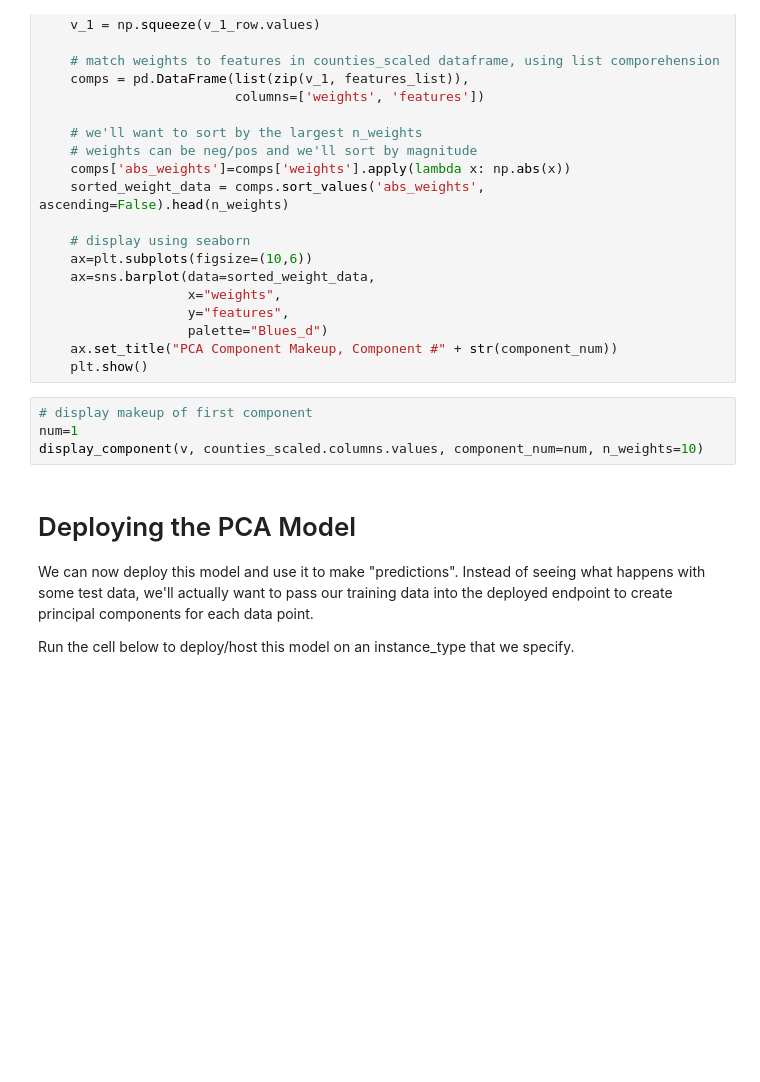
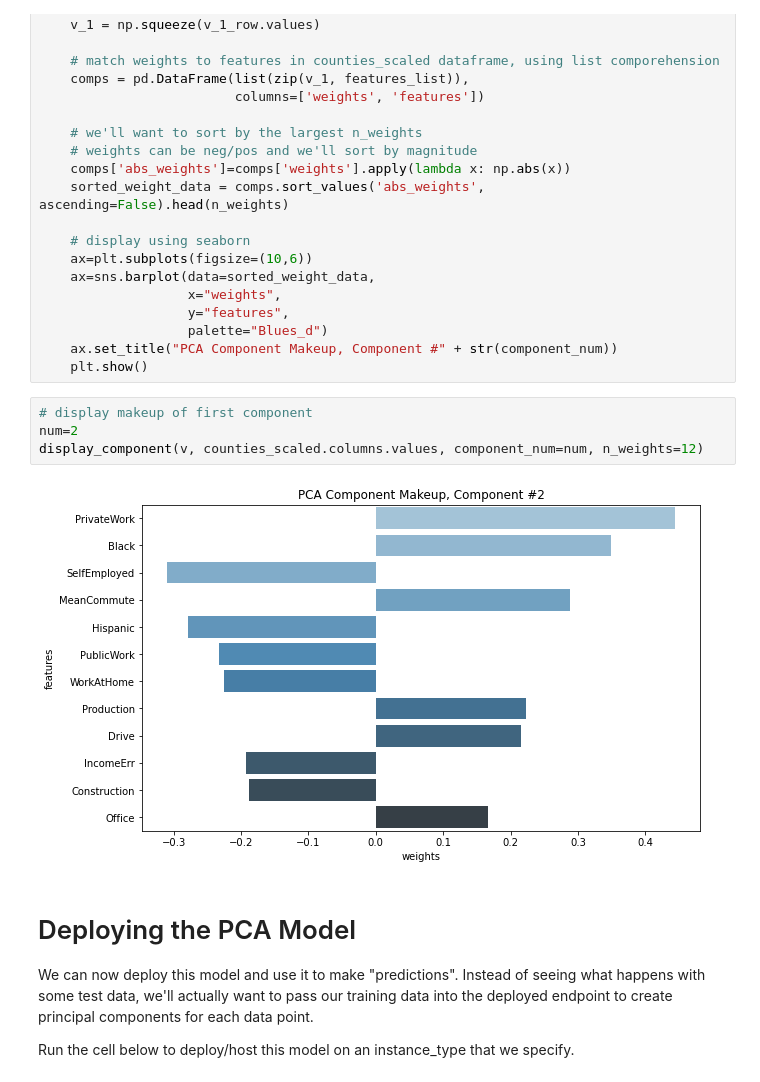
Before and after one commit to furyhawk/ML_SageMaker_Studies, a Jupyter notebook: Population_Segmentation/Pop_Segmentation_Exercise.ipynb, the cells around one changed output. Saved outputs shown, nothing was run; the diff lists cells and outputs as text; blank space fills up the shorter version.

```diff
--- a/Population_Segmentation/Pop_Segmentation_Exercise.ipynb
+++ b/Population_Segmentation/Pop_Segmentation_Exercise.ipynb
@@ -560,8 +632,10 @@ def display_component(v, features_list, component_num, n_weights=10):
     plt.show()
 # %%
 # display makeup of first component
-num=1
-display_component(v, counties_scaled.columns.values, component_num=num, n_weights=10)
+num=2
+display_component(v, counties_scaled.columns.values, component_num=num, n_weights=12)
+# %% [output]
+[figure, added]
 # %% [markdown]
 # Deploying the PCA Model
 
```
Also changed, not shown: parts of 34 cells of this notebook.
